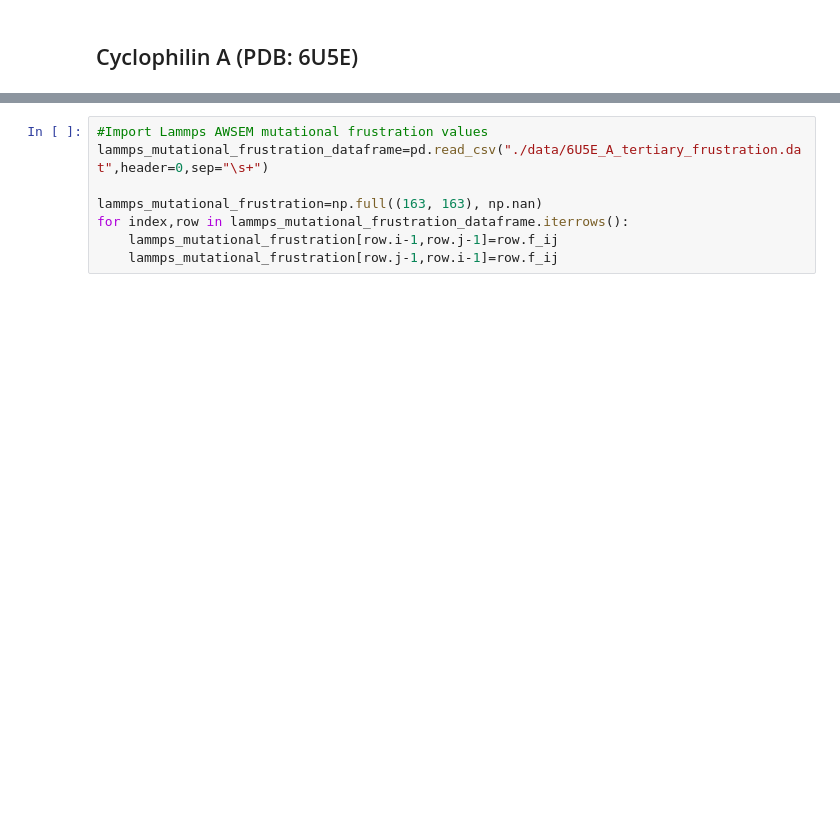
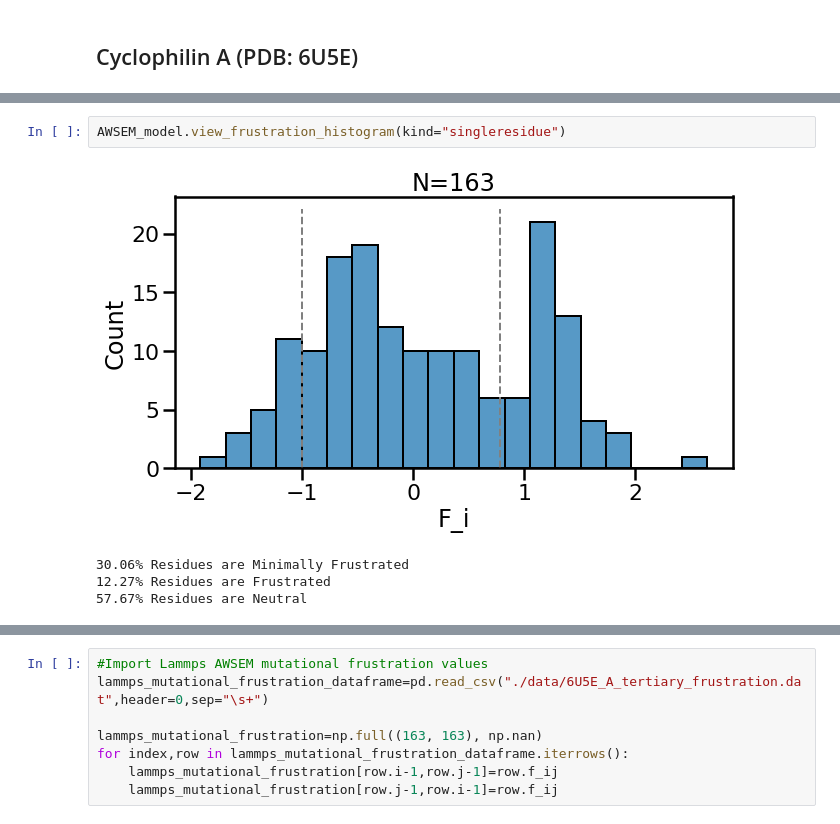
Before and after one commit to HanaJaafari/Frustratometer, a Jupyter notebook: examples/AWSEM_frustration_example.ipynb, the cells around one changed output, grey strips where cells are left out. Cells and saved outputs as stored; diff of their text form; blank space fills up the shorter version.

```diff
--- a/examples/AWSEM_frustration_example.ipynb
+++ b/examples/AWSEM_frustration_example.ipynb
@@ -85,3 +99,10 @@ frustratometer_mutational_frustration=AWSEM_model.frustration(kind="mutational")
+# %%
+AWSEM_model.view_frustration_histogram(kind="singleresidue")
+# %% [output]
+[figure, added]
+30.06% Residues are Minimally Frustrated
+12.27% Residues are Frustrated
+57.67% Residues are Neutral
 # %%
 AWSEM_model.view_frustration_pair_distribution(kind="singleresidue")
 # %% [output]
```
Also changed, not shown: parts of 19 cells of this notebook, 2 other files.
